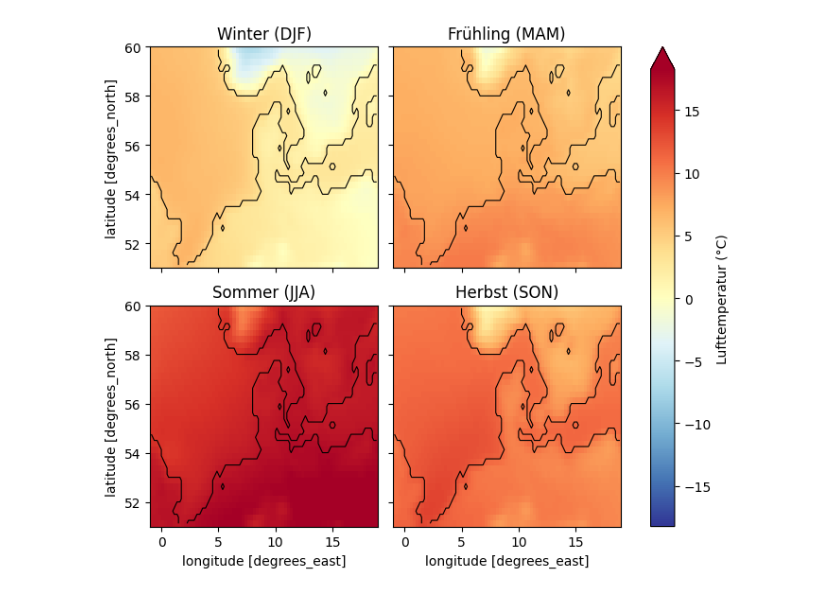
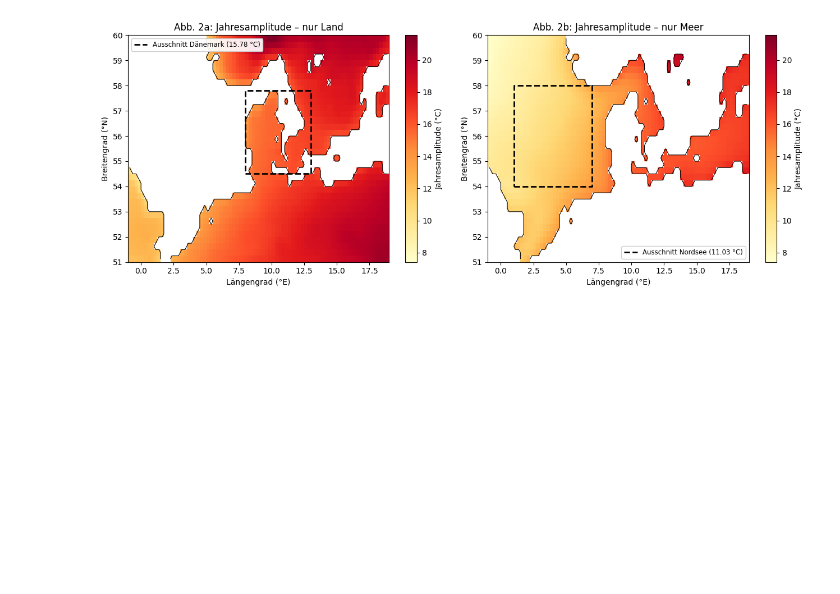
Before and after one commit to fredddson/awe_fern_geo, a Jupyter notebook: Projekt2_Land_Ozean_Nordsee_Daenemark.ipynb, the cells around one changed output. Saved outputs shown, nothing was run; the diff lists cells and outputs as text; code cells hidden in the pictures; blank space fills up the shorter version.

```diff
--- a/Projekt2_Land_Ozean_Nordsee_Daenemark.ipynb
+++ b/Projekt2_Land_Ozean_Nordsee_Daenemark.ipynb
@@ -267,42 +271,68 @@ Flächengewichtete mittlere Jahresamplitude (1991–2020):
 # %%
-# Jahreszeitenkarten (2x2 Facet-Plot)
-saison = t2m.groupby('time.season').mean().sel(season=['DJF', 'MAM', 'JJA', 'SON'])
-saison_titel = {
-    'DJF': 'Winter (DJF)',
-    'MAM': 'Frühling (MAM)',
-    'JJA': 'Sommer (JJA)',
-    'SON': 'Herbst (SON)',
-}
+# 1. Mit .where() Land- und Meerespixel sauber in zwei Karten trennen:
+#    - amplitude.where(landmaske): behält Werte über Land, setzt Wasserpixel auf NaN
+#    - amplitude.where(~landmaske): das Umgekehrte (~ kehrt True und False um)
+amp_land = amplitude.where(landmaske)
+amp_meer = amplitude.where(~landmaske)
 
-g = saison.plot(
-    col='season',
-    col_wrap=2,
-    cmap='RdYlBu_r',
-    robust=True,
-    cbar_kwargs={'label': 'Lufttemperatur (°C)'},
-)
-for ax, code in zip(g.axs.flat, ['DJF', 'MAM', 'JJA', 'SON']):
-    zeichne_kueste(ax)
-    ax.set_title(saison_titel[code])
+# 2. Teilregionen für das flächengewichtete Mittel definieren und vor dem Plotten berechnen:
+#    Da Gitterzellen polwärts schmaler werden, gewichten wir jede Zelle mit cos(Breitengrad).
+nordsee_box = dict(lat=slice(54, 58), lon=slice(1, 7))
+daenemark_box = dict(lat=slice(54.5, 57.8), lon=slice(8, 13))
+
+amp_nordsee_reg = amplitude.sel(**nordsee_box).where(~landmaske.sel(**nordsee_box))
+amp_dk_reg = amplitude.sel(**daenemark_box).where(landmaske.sel(**daenemark_box))
+
+# deg2rad() rechnet Grad für np.cos() ins Bogenmaß um
+gew_nordsee = np.cos(np.deg2rad(amp_nordsee_reg.lat))
+gew_dk = np.cos(np.deg2rad(amp_dk_reg.lat))
+
+amp_nordsee_mittel = float(amp_nordsee_reg.weighted(gew_nordsee).mean(['lat', 'lon']))
+amp_dk_mittel = float(amp_dk_reg.weighted(gew_dk).mean(['lat', 'lon']))
+
+# Hilfsfunktion, um die exakten Slice-Grenzen einer Box als gestricheltes Rechteck zu zeichnen
+def zeichne_box(ax, box, farbe, label):
+    '''Zeichnet die lat/lon-Grenzen einer Slice-Box als gestricheltes Rechteck ein.'''
+    lat_min, lat_max = box['lat'].start, box['lat'].stop
+    lon_min, lon_max = box['lon'].start, box['lon'].stop
+    ax.plot(
+        [lon_min, lon_max, lon_max, lon_min, lon_min],
+        [lat_min, lat_min, lat_max, lat_max, lat_min],
+        color=farbe,
+        linestyle='--',
+        linewidth=2.0,
+        label=label,
+    )
+
+# Gemeinsame Farbskalen-Grenzen bestimmen, damit beide Karten direkt vergleichbar bleiben
+vmin = float(amplitude.min())
+vmax = float(amplitude.max())
+
+# 3. Zweiteilige Karte (Abb. 2) nebeneinander zeichnen – jeweils inklusive zugeschnittener Box
+fig, axes = plt.subplots(1, 2, figsize=(13, 5))
+
+amp_land.plot(ax=axes[0], cmap='YlOrRd', vmin=vmin, vmax=vmax, cbar_kwargs={'label': 'Jahresamplitude (°C)'})
+zeichne_kueste(axes[0])
+zeichne_box(axes[0], daenemark_box, 'black', f'Ausschnitt Dänemark ({amp_dk_mittel:.2f} °C)')
+axes[0].set_title('Abb. 2a: Jahresamplitude – nur Land')
+axes[0].set_xlabel('Längengrad (°E)')
+axes[0].set_ylabel('Breitengrad (°N)')
+axes[0].legend(loc='upper left', fontsize=8.5, framealpha=0.92)
+
+amp_meer.plot(ax=axes[1], cmap='YlOrRd', vmin=vmin, vmax=vmax, cbar_kwargs={'label': 'Jahresamplitude (°C)'})
+zeichne_kueste(axes[1])
+zeichne_box(axes[1], nordsee_box, 'black', f'Ausschnitt Nordsee ({amp_nordsee_mittel:.2f} °C)')
+axes[1].set_title('Abb. 2b: Jahresamplitude – nur Meer')
+axes[1].set_xlabel('Längengrad (°E)')
+axes[1].set_ylabel('Breitengrad (°N)')
+axes[1].legend(loc='lower right', fontsize=8.5, framealpha=0.92)
+
+plt.tight_layout()
 plt.show()
 
-# Differenzkarte: Herbst (SON) minus Frühling (MAM) zeigt den Wärmespeicher Meer
-herbst_minus_fruehling = saison.sel(season='SON') - saison.sel(season='MAM')
-max_abs = float(np.abs(herbst_minus_fruehling).max())
-
-fig, ax = plt.subplots(figsize=(9, 5.5))
-herbst_minus_fruehling.plot(
-    ax=ax,
-    cmap='RdBu_r',
-    vmin=-max_abs,
-    vmax=max_abs,
-    cbar_kwargs={'label': 'Temperaturdifferenz SON − MAM (°C)'},
-)
-zeichne_kueste(ax)
-ax.set_title('Thermische Trägheit: Herbst (SON) minus Frühling (MAM), 1991–2020')
-ax.set_xlabel('Längengrad (°E)')
-ax.set_ylabel('Breitengrad (°N)')
-plt.tight_layout()
-plt.show()
+print('Flächengewichtete mittlere Jahresamplitude (1991–2020):')
+print(f'  Nordsee (Meer):  {amp_nordsee_mittel:.2f} °C')
+print(f'  Dänemark (Land): {amp_dk_mittel:.2f} °C')
+print(f'  Kontrast:        +{amp_dk_mittel - amp_nordsee_mittel:.2f} °C')
 # %% [output]
-[figure, old version]
+[figure, new version]
```
Also changed, not shown: parts of 40 cells of this notebook.
